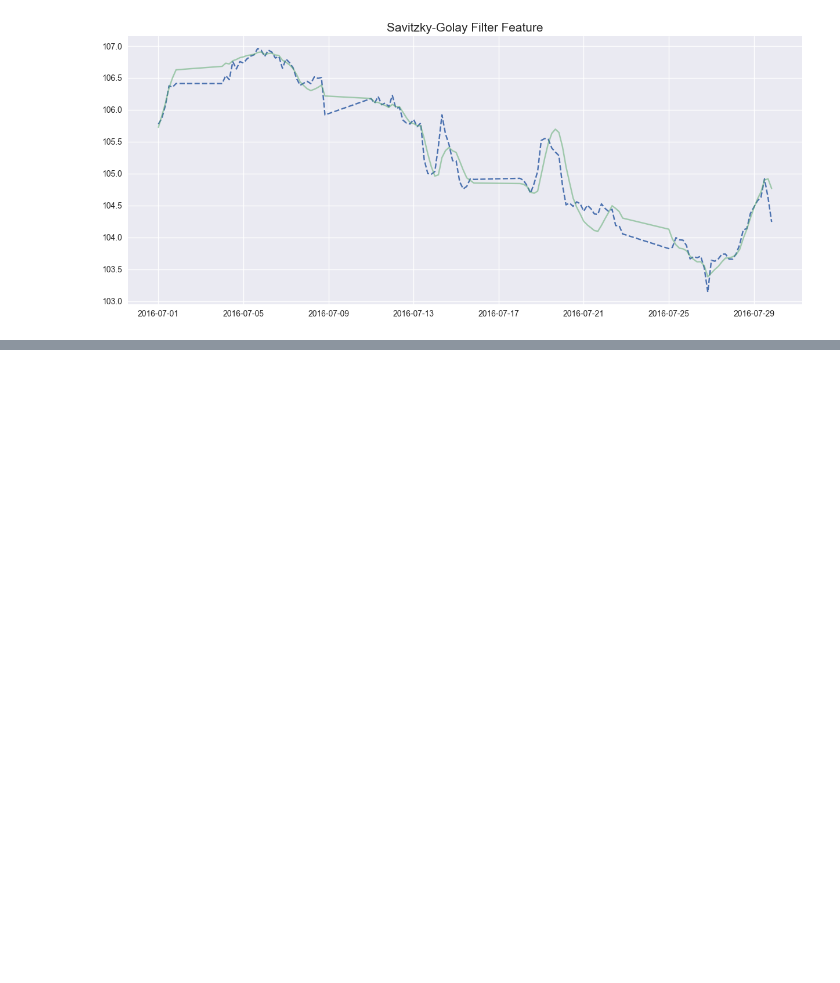
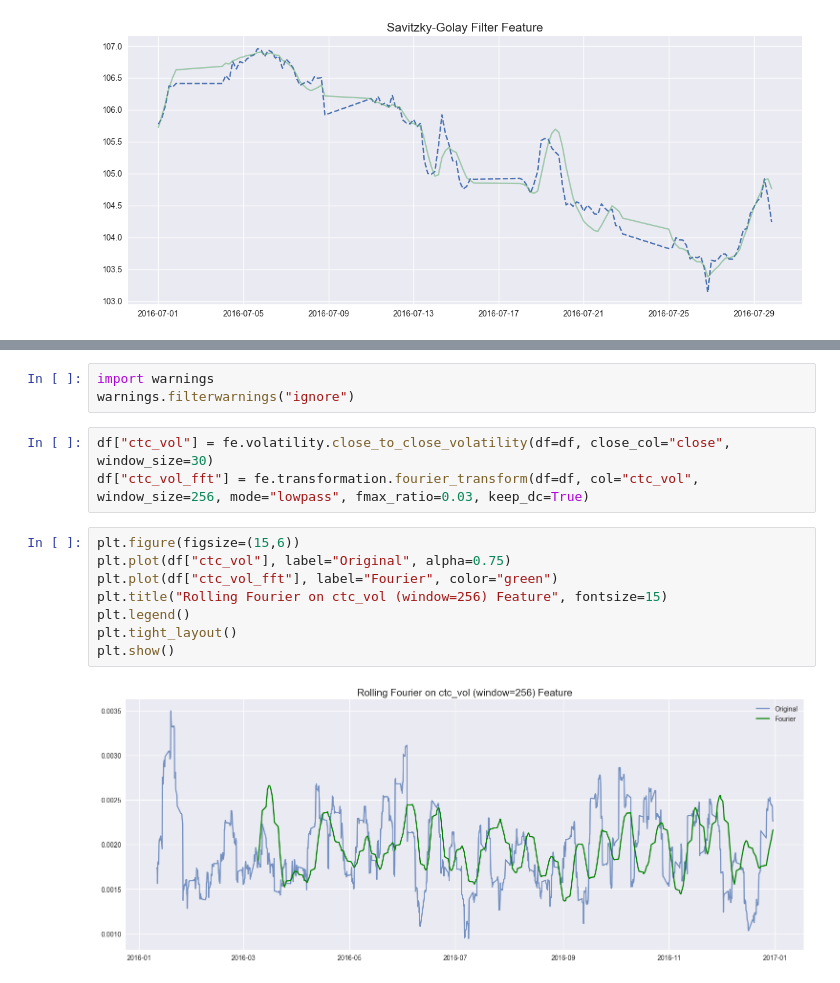
Before and after one commit to Quantreo/quantreo, a Jupyter notebook: docs/docs/tutorials/features-engineering-transformation.ipynb, the cells around one changed output, grey strips where cells are left out. Cells and saved outputs as stored; diff of their text form; blank space fills up the shorter version.

```diff
--- a/docs/docs/tutorials/features-engineering-transformation.ipynb
+++ b/docs/docs/tutorials/features-engineering-transformation.ipynb
@@ -121,0 +299,16 @@ plt.show()
+# %%
+import warnings
+warnings.filterwarnings("ignore")
+# %%
+df["ctc_vol"] = fe.volatility.close_to_close_volatility(df=df, close_col="close", window_size=30)
+df["ctc_vol_fft"] = fe.transformation.fourier_transform(df=df, col="ctc_vol", window_size=256, mode="lowpass", fmax_ratio=0.03, keep_dc=True)
+# %%
+plt.figure(figsize=(15,6))
+plt.plot(df["ctc_vol"], label="Original", alpha=0.75)
+plt.plot(df["ctc_vol_fft"], label="Fourier", color="green")
+plt.title("Rolling Fourier on ctc_vol (window=256) Feature", fontsize=15)
+plt.legend()
+plt.tight_layout()
+plt.show()
+# %% [output]
+[figure, added]
```
Also changed, not shown: parts of 13 cells of this notebook, 56 other files.
